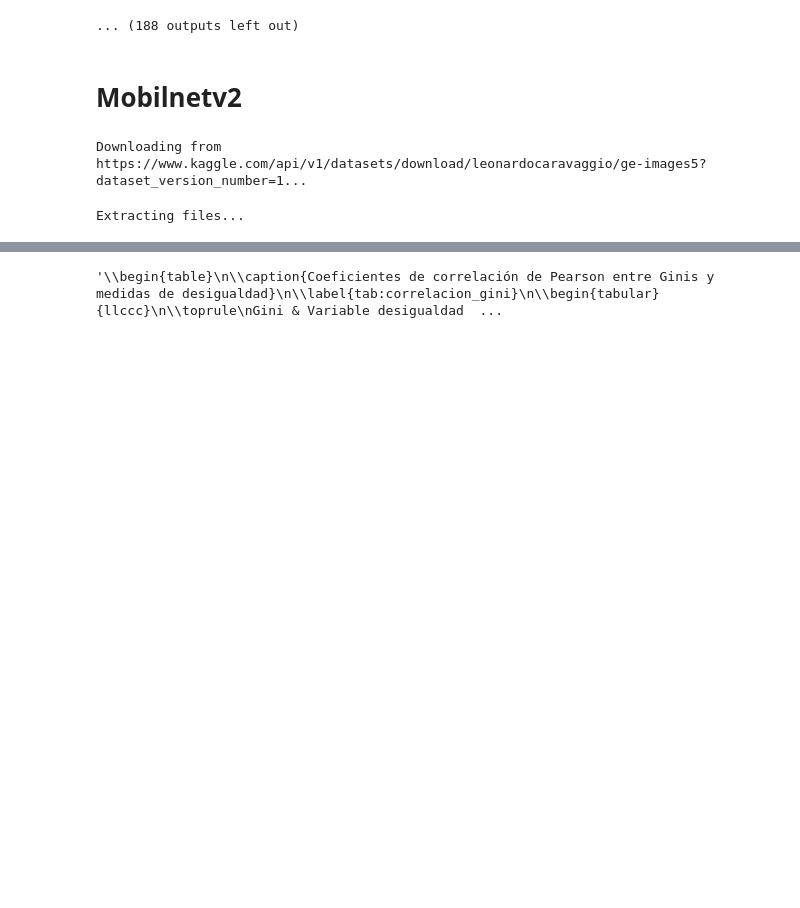
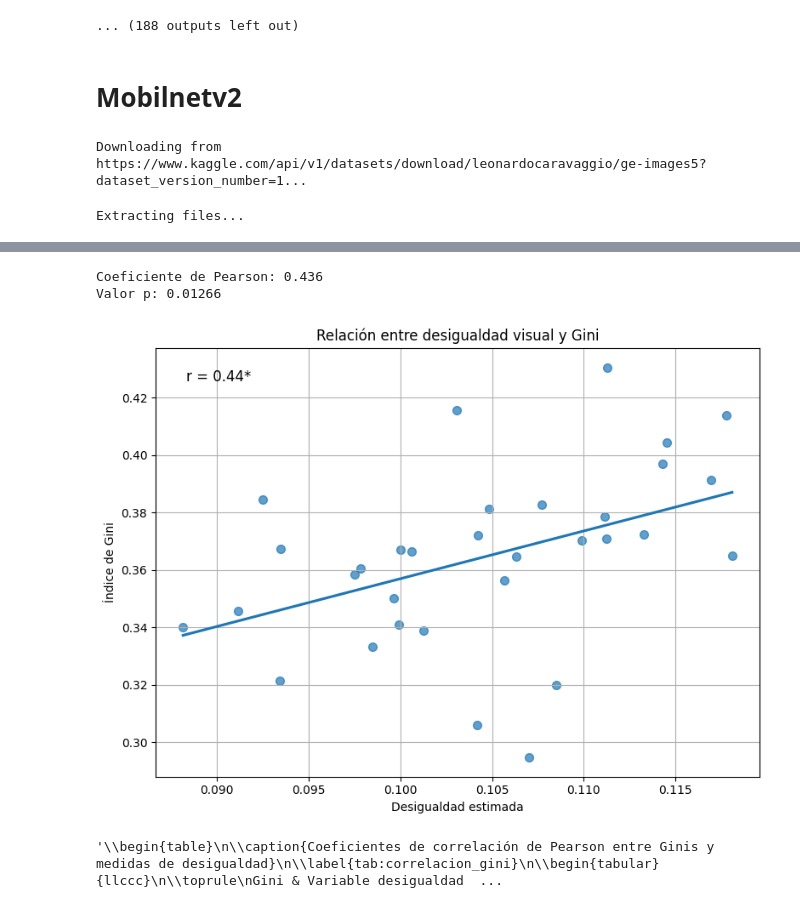
Before and after one commit to LCaravaggio/FelicidadDesigualdad, a Jupyter notebook: Gini_EPH.ipynb, the cells around one changed output, grey strips where cells are left out. Drawn from its saved outputs; the diff is of its cells as text; code cells hidden in the pictures; blank space fills up the shorter version.

```diff
--- a/Gini_EPH.ipynb
+++ b/Gini_EPH.ipynb
@@ -458,8 +458,10 @@ import pandas as pd
 ciudades=pd.read_csv("Gini_EPH.csv")
 # %%
 import numpy as np
+ciudades['Desigualdad_1km']=np.nan
+ciudades['Desigualdad_5km']=np.nan
 ciudades['Desigualdad_10km']=np.nan
-ciudades['Desigualdad_1km']=np.nan
+ciudades['Desigualdad_15km']=np.nan
 # %%
 import torch
 import torchvision.models as models
@@ -495,10 +497,11 @@ def extract_index(image_path):
     return inequality_index
 
 # Función para computar desigualdad a múltiples escalas
-def compute_inequality(image_1km_path, image_5km_path, image_10km_path, image_15km_path):
+def compute_inequality( image_15km_path_crop):
     return {
-        "Desigualdad_1km": extract_index(image_1km_path),
-        "Desigualdad_5km": extract_index(image_5km_path),
-        "Desigualdad_10km": extract_index(image_10km_path),
-        "Desigualdad_15km": extract_index(image_15km_path),
+        #"Desigualdad_1km": extract_index(image_1km_path),
+        #"Desigualdad_5km": extract_index(image_5km_path),
+        #"Desigualdad_10km": extract_index(image_10km_path),
+        #"Desigualdad_15km": extract_index(image_15km_path),
+        "Desigualdad_15km_crop": extract_index(image_15km_path_crop)
     }
@@ -582,6 +642,62 @@ Covariance Type:            nonrobust
 
 Notes:
 [1] Standard Errors assume that the covariance matrix of the errors is correctly specified.
+# %%
+from scipy.stats import pearsonr
+
+# Eliminar pares con NaN
+x = ciudades["Desigualdad_15km_crop"]
+y = ciudades["Gini_Hogares"]
+mask = x.notna() & y.notna()
+
+# Calcular correlación de Pearson y p-value
+r, p = pearsonr(x[mask], y[mask])
+
+print(f"Coeficiente de Pearson: {r:.3f}")
+print(f"Valor p: {p:.5f}")
+# %% [output]
+Coeficiente de Pearson: 0.436
+Valor p: 0.01266
+# %%
+import seaborn as sns
+import matplotlib.pyplot as plt
+from scipy.stats import pearsonr
+
+# Filtrar datos válidos
+x = ciudades["Desigualdad_15km_crop"]
+y = ciudades["Gini_Hogares"]
+mask = x.notna() & y.notna()
+x_valid = x[mask]
+y_valid = y[mask]
+
+# Calcular correlación
+r, p = pearsonr(x_valid, y_valid)
+
+# Determinar nivel de significancia
+if p < 0.001:
+    stars = "***"
+elif p < 0.01:
+    stars = "**"
+elif p < 0.05:
+    stars = "*"
+else:
+    stars = ""
+
+# Crear gráfico
+plt.figure(figsize=(8, 6))
+sns.regplot(x=x_valid, y=y_valid, ci=None, scatter_kws={"s": 50, "alpha": 0.7})
+
+# Anotar r y p
+plt.text(0.05, 0.95, f"r = {r:.2f}{stars}", ha="left", va="top", transform=plt.gca().transAxes, fontsize=12)
+
+plt.xlabel("Desigualdad estimada")
+plt.ylabel("Índice de Gini")
+plt.title("Relación entre desigualdad visual y Gini")
+plt.grid(True)
+plt.tight_layout()
+plt.show()
+# %% [output]
+[figure, added]
 # %%
 import pandas as pd
 from scipy.stats import pearsonr
```
Also changed, not shown: parts of 4 cells of this notebook.
